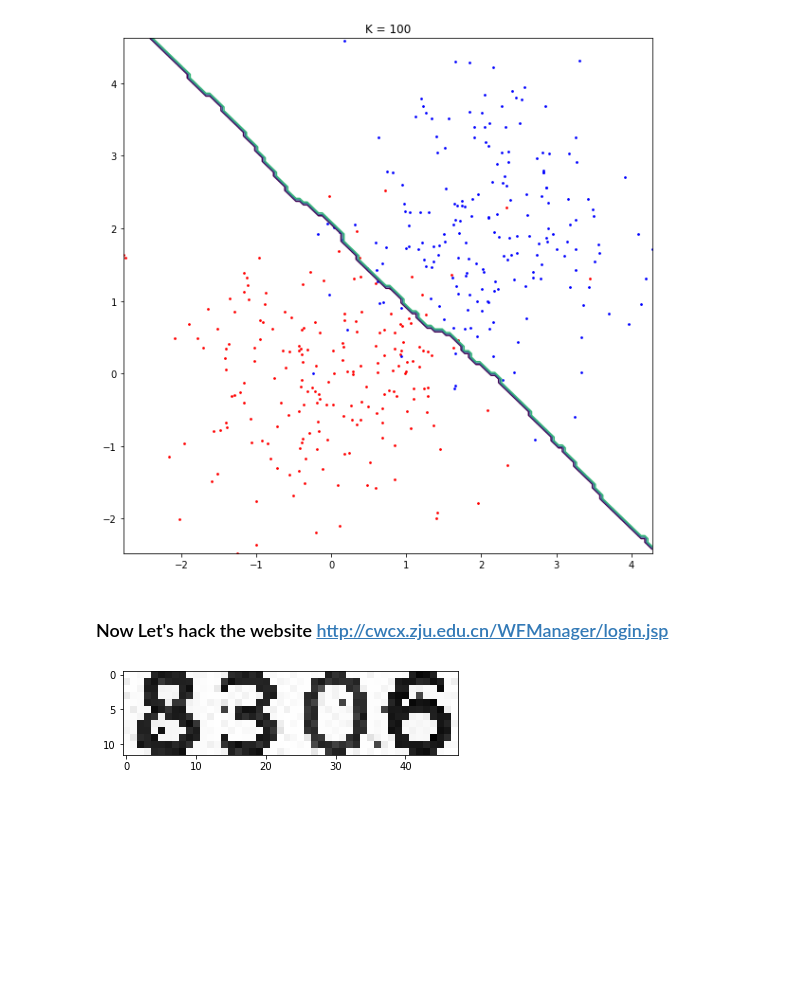
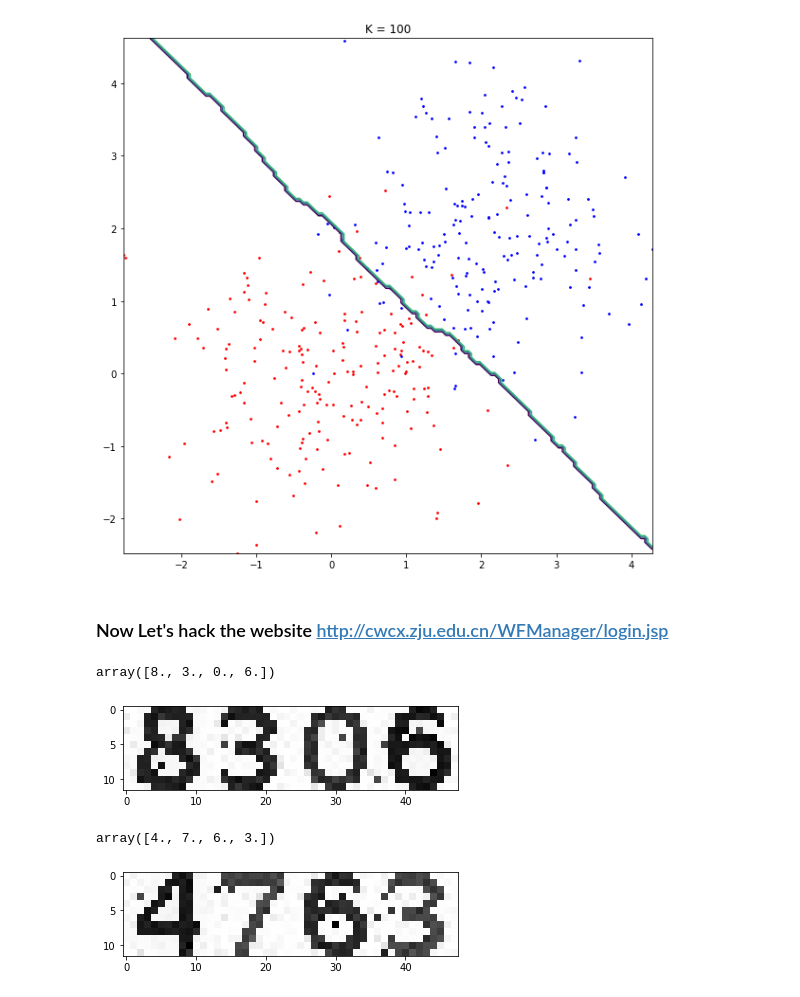
Before and after one commit to ForsakeLJK/ZJU_ML_2020_hw3, a Jupyter notebook: knn/knn_exp.ipynb, the cells around one changed output. Drawn from its saved outputs; the diff is of its cells as text; code cells hidden in the pictures; blank space fills up the shorter version.

Commit message:
hack done

```diff
--- a/knn/knn_exp.ipynb
+++ b/knn/knn_exp.ipynb
@@ -43,9 +43,18 @@ from hack import hack
 from extract_image import extract_image
 from show_image import show_image
 
-test_img = 'CAPTCHA_test/0.jpg'  # change it yourself
+test_img = 'CAPTCHA_test/0.jpg'
 x = extract_image(test_img)
 show_image(x)
-# hack(test_img)
+hack(test_img)
 # %% [output]
+array([8., 3., 0., 6.])
 [figure]
+# %%
+test_img = 'CAPTCHA_test/1.jpg'
+x = extract_image(test_img)
+show_image(x)
+hack(test_img)
+# %% [output]
+array([4., 7., 6., 3.])
+[figure, added]
```
Also changed, not shown: parts of 8 cells of this notebook, 1 other file.
